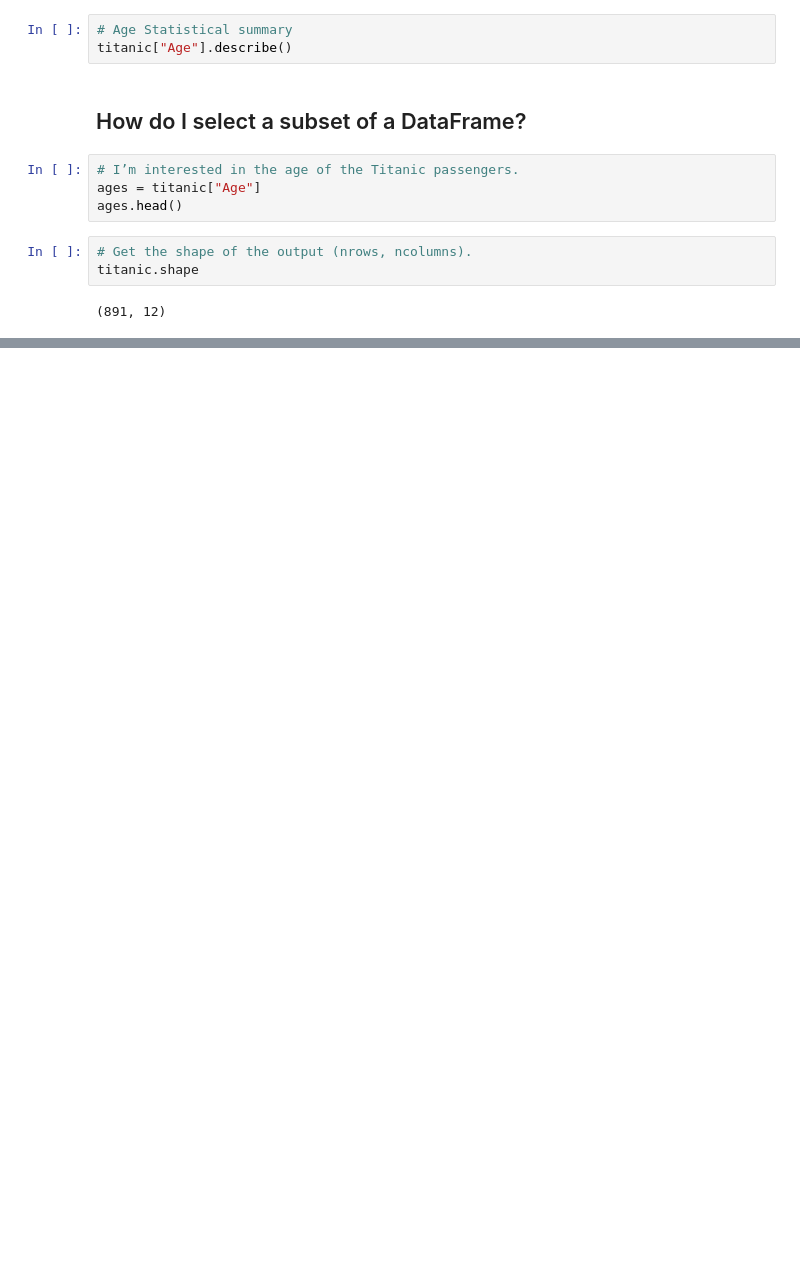
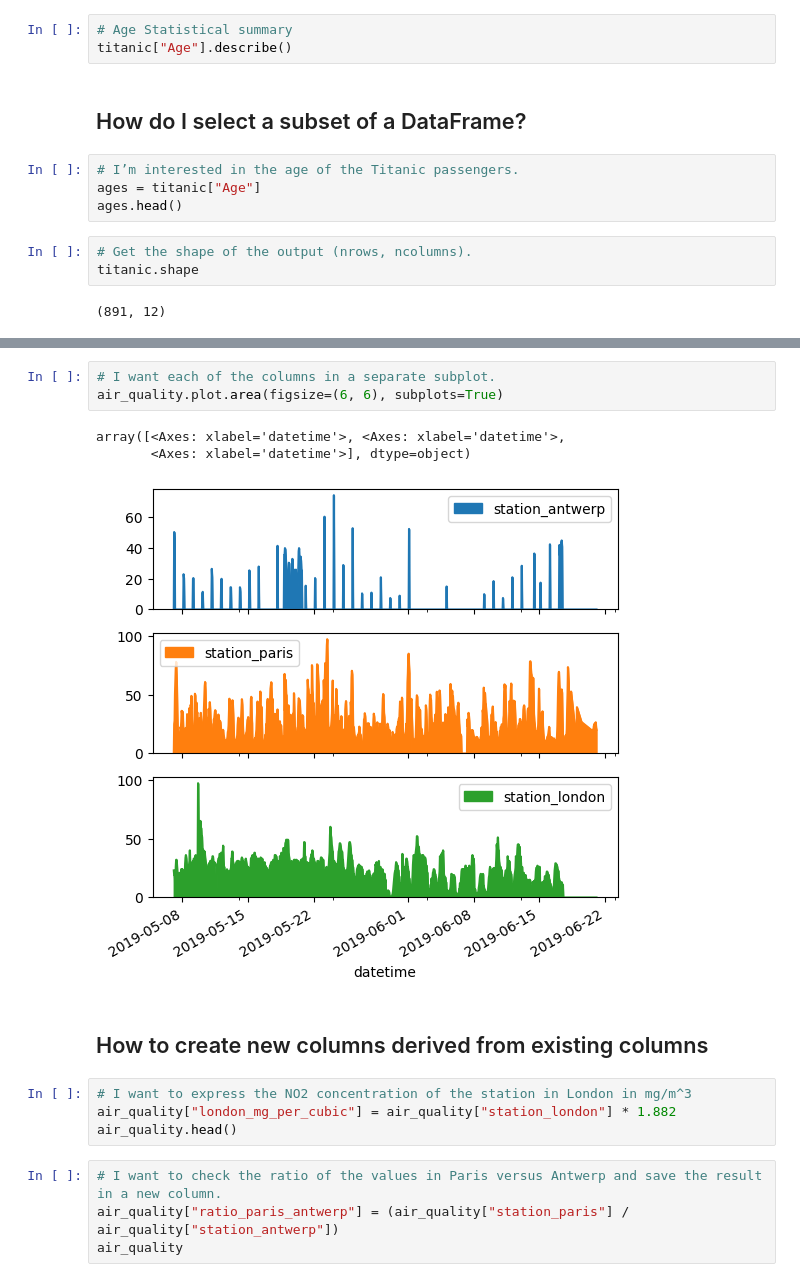
Before and after one commit to jbigishiro/pandas_practice, a Jupyter notebook: gettingStarted.ipynb, the cells around one changed output, grey strips where cells are left out. Drawn from its saved outputs; the diff is of its cells as text; blank space fills up the shorter version.

```diff
--- a/gettingStarted.ipynb
+++ b/gettingStarted.ipynb
@@ -98,0 +158,17 @@ age_sex.head()
+# %%
+# I want each of the columns in a separate subplot.
+air_quality.plot.area(figsize=(6, 6), subplots=True)
+# %% [output]
+array([<Axes: xlabel='datetime'>, <Axes: xlabel='datetime'>,
+       <Axes: xlabel='datetime'>], dtype=object)
+[figure, added]
+# %% [markdown]
+## How to create new columns derived from existing columns
+# %%
+# I want to express the NO2 concentration of the station in London in mg/m^3
+air_quality["london_mg_per_cubic"] = air_quality["station_london"] * 1.882
+air_quality.head()
+# %%
+# I want to check the ratio of the values in Paris versus Antwerp and save the result in a new column.
+air_quality["ratio_paris_antwerp"] = (air_quality["station_paris"] / air_quality["station_antwerp"])
+air_quality
```
Also changed, not shown: parts of 33 cells of this notebook.
